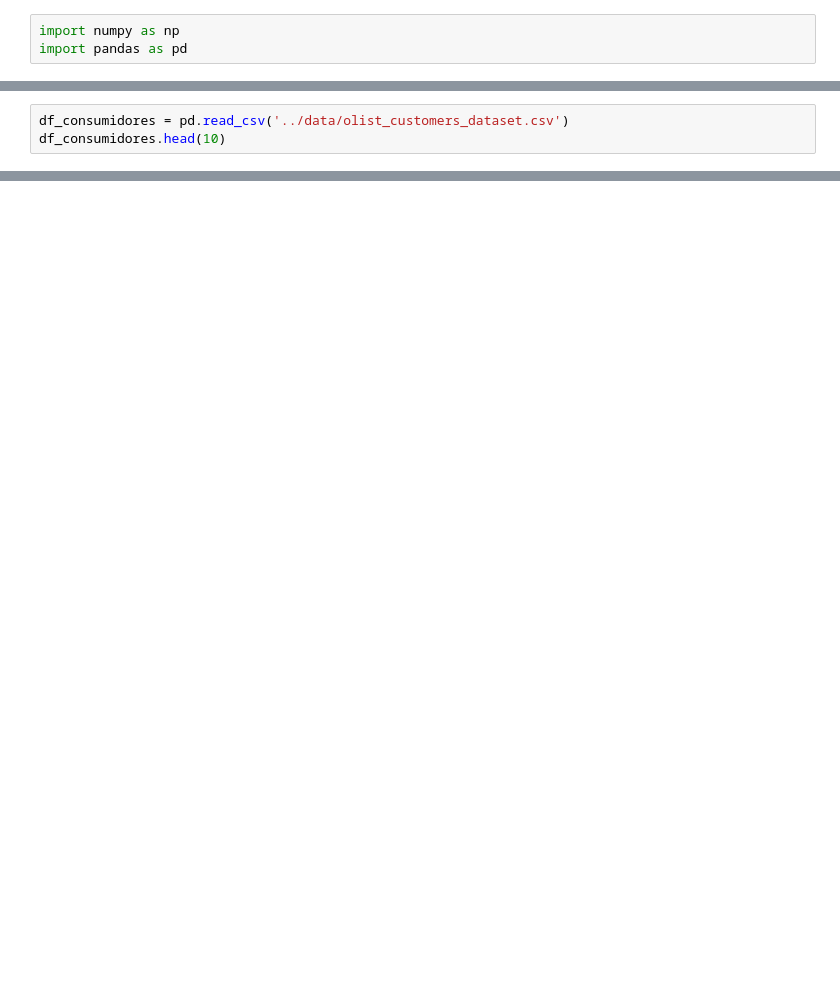
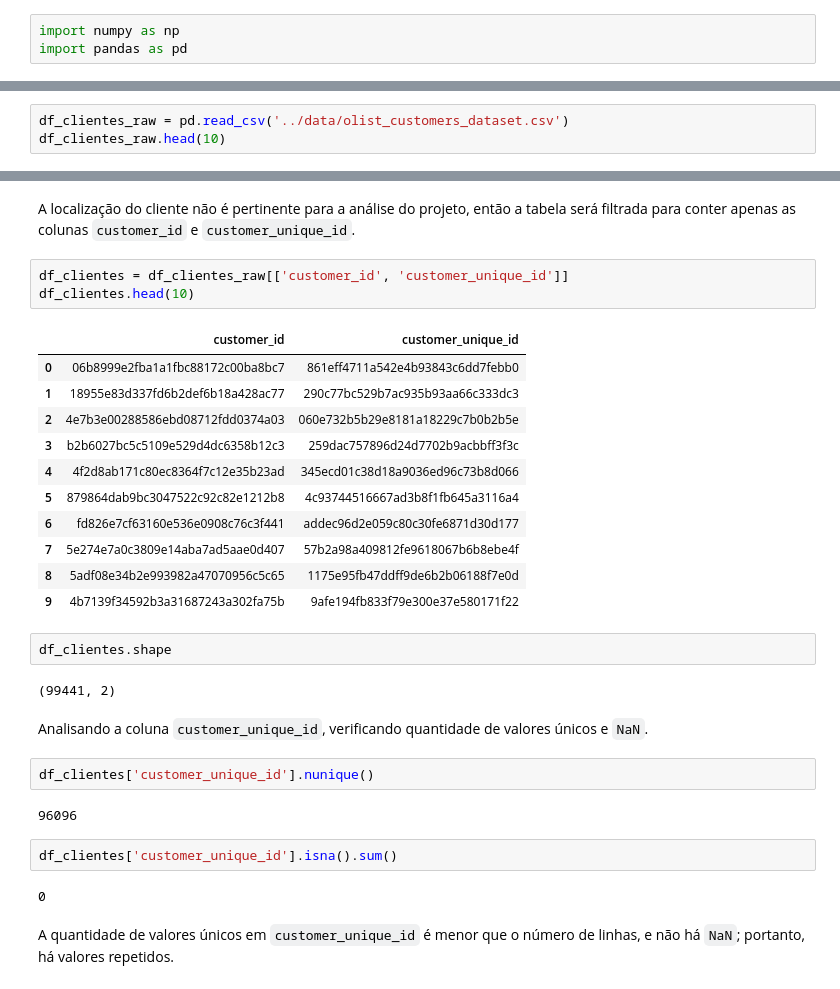
Before and after one commit to PurpleLobster31/ADA_analise_de_vendas, a Jupyter notebook: src/analise_vendas.ipynb, the cells around one changed output, grey strips where cells are left out. Drawn from its saved outputs; the diff is of its cells as text; blank space fills up the shorter version.

```diff
--- a/src/analise_vendas.ipynb
+++ b/src/analise_vendas.ipynb
@@ -21,8 +34,8 @@ df_pedidos.head(10)
 | 8 | 76c6e866289321a7c93b82b54852dc33 | f54a9f0e6b351c431402b8461ea51999 | delivered | 2017-01-23 18:29:09 | 2017-01-25 02:50:47 | 2017-01-26 14:16:31 | ... |
 | 9 | e69bfb5eb88e0ed6a785585b27e16dbf | 31ad1d1b63eb9962463f764d4e6e0c9d | delivered | 2017-07-29 11:55:02 | 2017-07-29 12:05:32 | 2017-08-10 19:45:24 | ... |
 # %%
-df_consumidores = pd.read_csv('../data/olist_customers_dataset.csv')
-df_consumidores.head(10)
+df_clientes_raw = pd.read_csv('../data/olist_customers_dataset.csv')
+df_clientes_raw.head(10)
 # %% [output]
 |  | customer_id | customer_unique_id | customer_zip_code_prefix | customer_city | customer_state |
 | 0 | 06b8999e2fba1a1fbc88172c00ba8bc7 | 861eff4711a542e4b93843c6dd7febb0 | 14409 | franca | SP |
@@ -52,0 +172,33 @@ df_reviews_pedidos.head(10)
+# %% [markdown]
+A localização do cliente não é pertinente para a análise do projeto, então a tabela será filtrada para conter apenas as colunas `customer_id` e `customer_unique_id`.
+# %%
+df_clientes = df_clientes_raw[['customer_id', 'customer_unique_id']]
+df_clientes.head(10)
+# %% [output]
+|  | customer_id | customer_unique_id |
+| 0 | 06b8999e2fba1a1fbc88172c00ba8bc7 | 861eff4711a542e4b93843c6dd7febb0 |
+| 1 | 18955e83d337fd6b2def6b18a428ac77 | 290c77bc529b7ac935b93aa66c333dc3 |
+| 2 | 4e7b3e00288586ebd08712fdd0374a03 | 060e732b5b29e8181a18229c7b0b2b5e |
+| 3 | b2b6027bc5c5109e529d4dc6358b12c3 | 259dac757896d24d7702b9acbbff3f3c |
+| 4 | 4f2d8ab171c80ec8364f7c12e35b23ad | 345ecd01c38d18a9036ed96c73b8d066 |
+| 5 | 879864dab9bc3047522c92c82e1212b8 | 4c93744516667ad3b8f1fb645a3116a4 |
+| 6 | fd826e7cf63160e536e0908c76c3f441 | addec96d2e059c80c30fe6871d30d177 |
+| 7 | 5e274e7a0c3809e14aba7ad5aae0d407 | 57b2a98a409812fe9618067b6b8ebe4f |
+| 8 | 5adf08e34b2e993982a47070956c5c65 | 1175e95fb47ddff9de6b2b06188f7e0d |
+| 9 | 4b7139f34592b3a31687243a302fa75b | 9afe194fb833f79e300e37e580171f22 |
+# %%
+df_clientes.shape
+# %% [output]
+(99441, 2)
+# %% [markdown]
+Analisando a coluna `customer_unique_id`, verificando quantidade de valores únicos e `NaN`.
+# %%
+df_clientes['customer_unique_id'].nunique()
+# %% [output]
+96096
+# %%
+df_clientes['customer_unique_id'].isna().sum()
+# %% [output]
+0
+# %% [markdown]
+A quantidade de valores únicos em `customer_unique_id` é menor que o número de linhas, e não há `NaN`; portanto, há valores repetidos.
```
Also changed, not shown: parts of 50 cells of this notebook.
